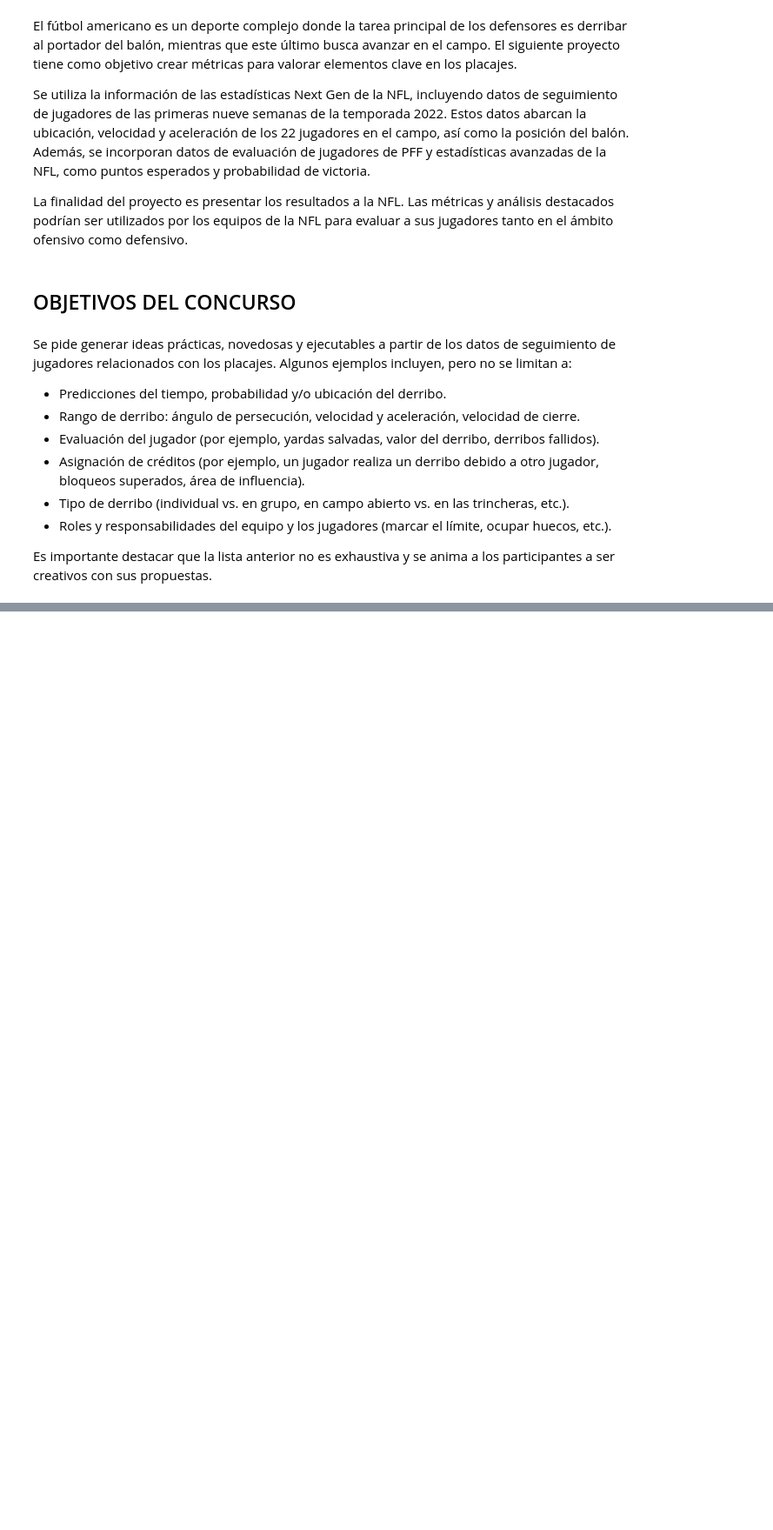
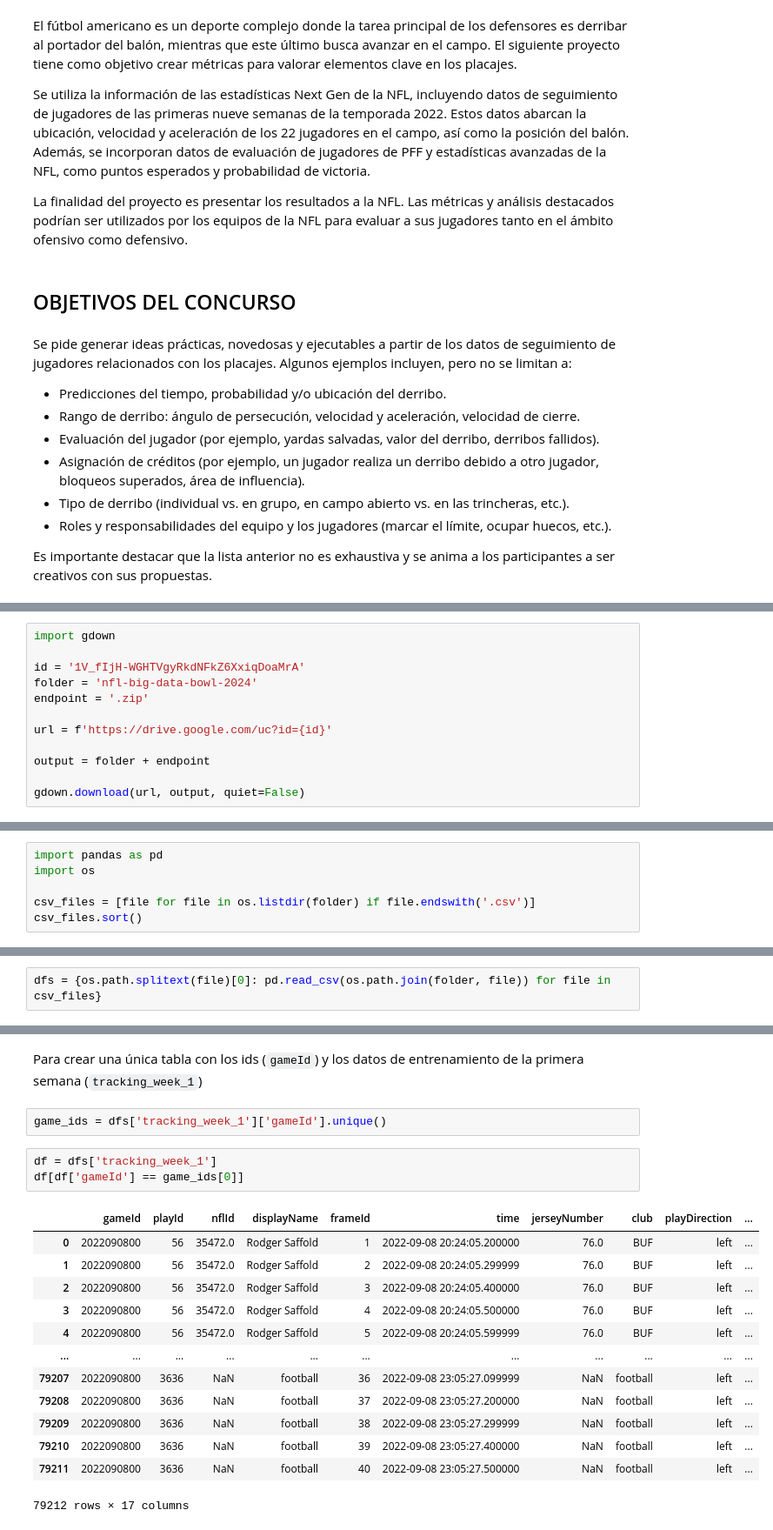
Before and after one commit to Alf-caput/NFL2022_TacklePredictNN, a Jupyter notebook: Practica_final.ipynb, the cells around one changed output, grey strips where cells are left out. Shown at 87% size. Saved outputs shown, nothing was run; the diff lists cells and outputs as text; blank space fills up the shorter version.

```diff
--- a/Practica_final.ipynb
+++ b/Practica_final.ipynb
@@ -28,0 +33,12 @@ Es importante destacar que la lista anterior no es exhaustiva y se anima a los p
+# %%
+import gdown
+
+id = '1V_fIjH-WGHTVgyRkdNFkZ6XxiqDoaMrA'
+folder = 'nfl-big-data-bowl-2024'
+endpoint = '.zip'
+
+url = f'https://drive.google.com/uc?id={id}'
+
+output = folder + endpoint
+
+gdown.download(url, output, quiet=False)
@@ -28,0 +59,6 @@ Es importante destacar que la lista anterior no es exhaustiva y se anima a los p
+# %%
+import pandas as pd
+import os
+
+csv_files = [file for file in os.listdir(folder) if file.endswith('.csv')]
+csv_files.sort()
@@ -28,0 +73,2 @@ Es importante destacar que la lista anterior no es exhaustiva y se anima a los p
+# %%
+dfs = {os.path.splitext(file)[0]: pd.read_csv(os.path.join(folder, file)) for file in csv_files}
@@ -28,0 +93,21 @@ Es importante destacar que la lista anterior no es exhaustiva y se anima a los p
+# %% [markdown]
+Para crear una única tabla con los ids (`gameId`) y los datos de entrenamiento de la primera semana (`tracking_week_1`)
+# %%
+game_ids = dfs['tracking_week_1']['gameId'].unique()
+# %%
+df = dfs['tracking_week_1']
+df[df['gameId'] == game_ids[0]]
+# %% [output]
+|  | gameId | playId | nflId | displayName | frameId | time | jerseyNumber | club | playDirection | ... |
+| 0 | 2022090800 | 56 | 35472.0 | Rodger Saffold | 1 | 2022-09-08 20:24:05.200000 | 76.0 | BUF | left | ... |
+| 1 | 2022090800 | 56 | 35472.0 | Rodger Saffold | 2 | 2022-09-08 20:24:05.299999 | 76.0 | BUF | left | ... |
+| 2 | 2022090800 | 56 | 35472.0 | Rodger Saffold | 3 | 2022-09-08 20:24:05.400000 | 76.0 | BUF | left | ... |
+| 3 | 2022090800 | 56 | 35472.0 | Rodger Saffold | 4 | 2022-09-08 20:24:05.500000 | 76.0 | BUF | left | ... |
+| 4 | 2022090800 | 56 | 35472.0 | Rodger Saffold | 5 | 2022-09-08 20:24:05.599999 | 76.0 | BUF | left | ... |
+| ... | ... | ... | ... | ... | ... | ... | ... | ... | ... | ... |
+| 79207 | 2022090800 | 3636 | NaN | football | 36 | 2022-09-08 23:05:27.099999 | NaN | football | left | ... |
+| 79208 | 2022090800 | 3636 | NaN | football | 37 | 2022-09-08 23:05:27.200000 | NaN | football | left | ... |
+| 79209 | 2022090800 | 3636 | NaN | football | 38 | 2022-09-08 23:05:27.299999 | NaN | football | left | ... |
+| 79210 | 2022090800 | 3636 | NaN | football | 39 | 2022-09-08 23:05:27.400000 | NaN | football | left | ... |
+| 79211 | 2022090800 | 3636 | NaN | football | 40 | 2022-09-08 23:05:27.500000 | NaN | football | left | ... |
+79212 rows × 17 columns
```
Also changed, not shown: parts of 13 cells of this notebook.
